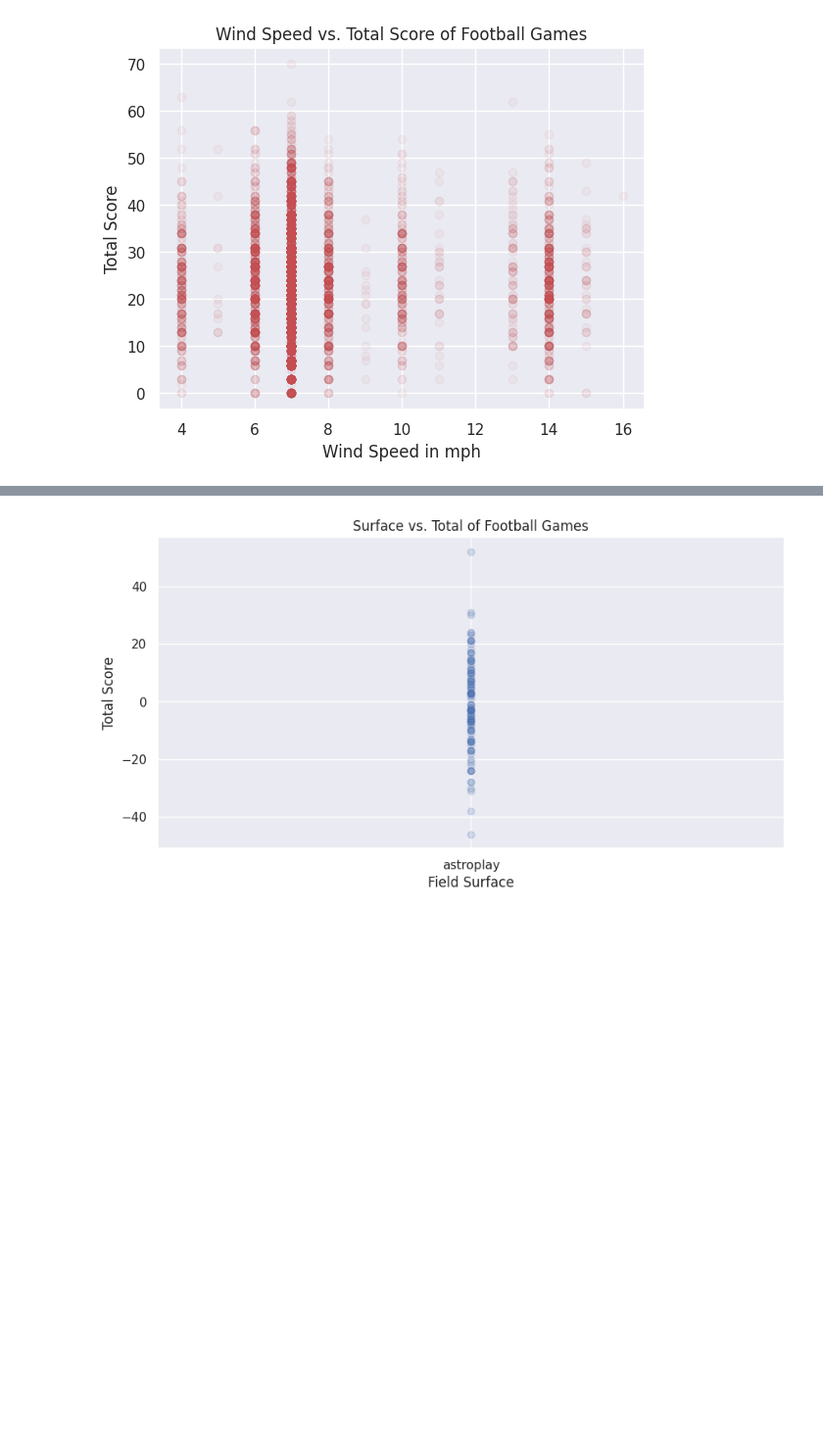
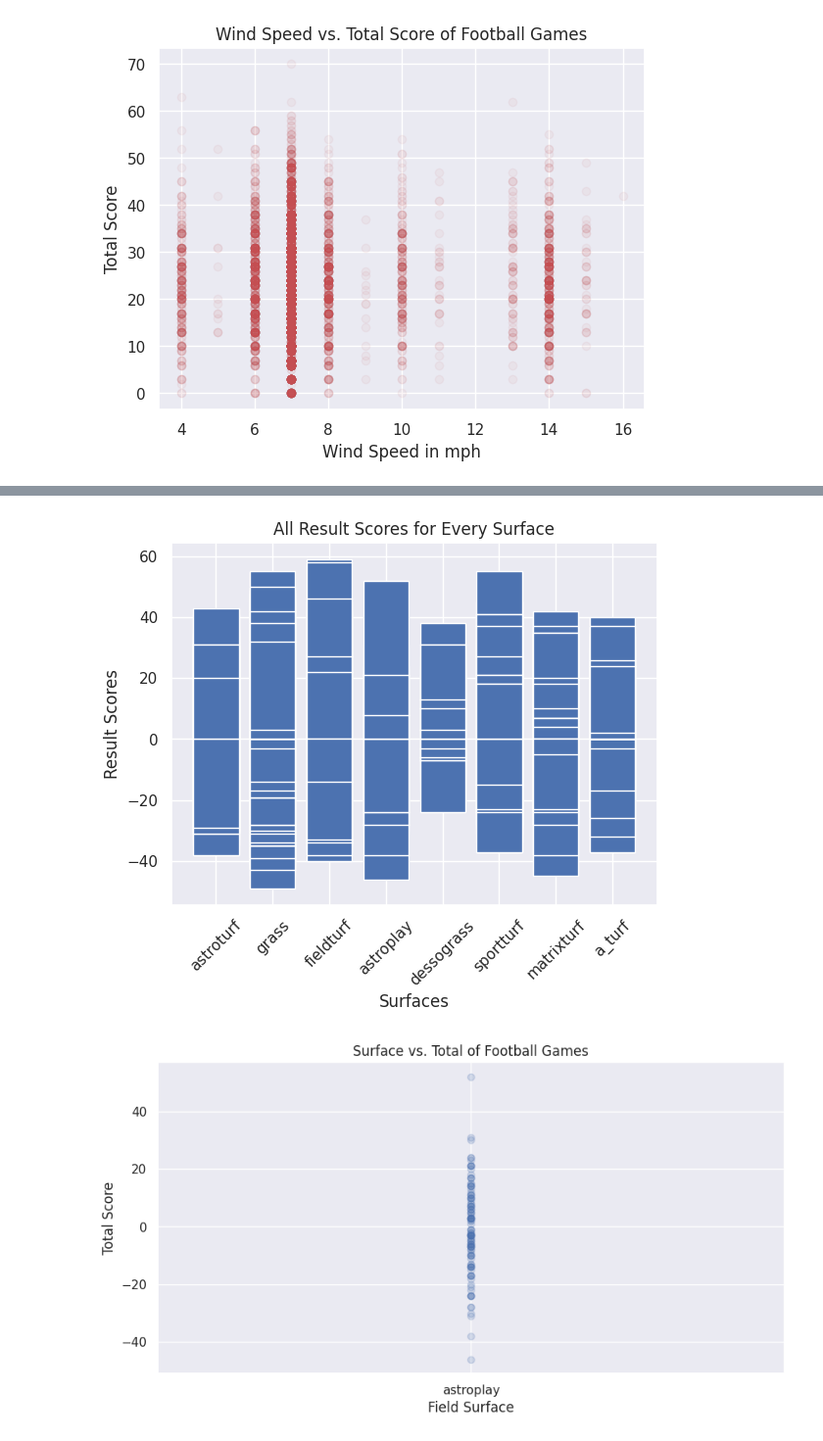
Before and after one commit to KPsimo/Kidus_Football_Games, a Jupyter notebook: DSRP_Project.ipynb, the cells around one changed output, grey strips where cells are left out. Shown at 98% size. Drawn from its saved outputs; the diff is of its cells as text; code cells hidden in the pictures; blank space fills up the shorter version.

```diff
--- a/DSRP_Project.ipynb
+++ b/DSRP_Project.ipynb
@@ -233,6 +233,19 @@ numeric.corr()
 | Total Line | 0.363508 | -0.000495 | 0.225989 | 0.221504 | 0.001020 | 0.321253 | -0.019121 | 0.023429 | 0.021414 | ... |
 | Temp | 0.021290 | -0.506908 | 0.058179 | -0.010406 | -0.047255 | 0.033612 | -0.017649 | 0.000843 | -0.028805 | ... |
 | Wind | -0.111057 | 0.041958 | -0.098907 | -0.090222 | 0.004132 | -0.135811 | 0.002216 | 0.022536 | 0.026669 | ... |
+# %%
+plot_df = fixed_df[['Surface', 'Result']].dropna()
+plot_df.isnull().value_counts()
+plot_df
+
+plt.bar(plot_df['Surface'], plot_df['Result'])
+plt.title("All Result Scores for Every Surface")
+plt.ylabel('Result Scores')
+plt.xlabel('Surfaces')
+plt.xticks(rotation=45)
+plt.show()
+# %% [output]
+[figure, added]
 # %%
 plot_df = fixed_df[fixed_df['Surface'] == 'astroplay'][['Surface', 'Result']].dropna()
 
```
Also changed, not shown: parts of 6 cells of this notebook.
